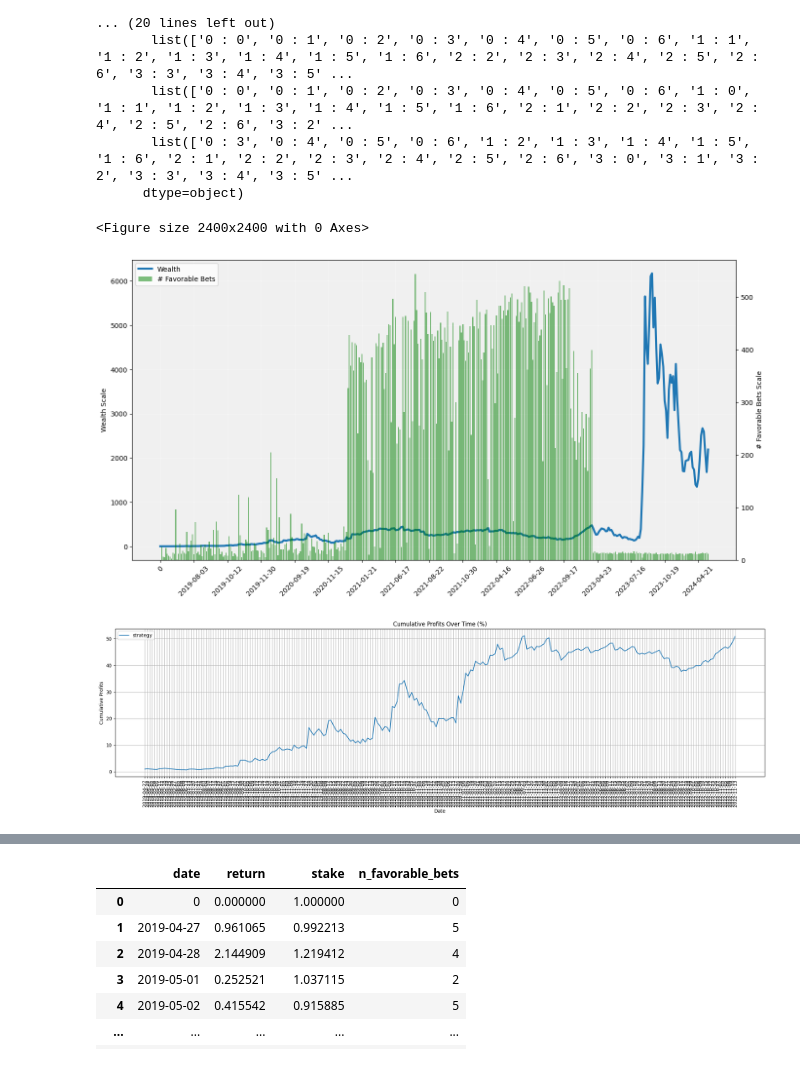
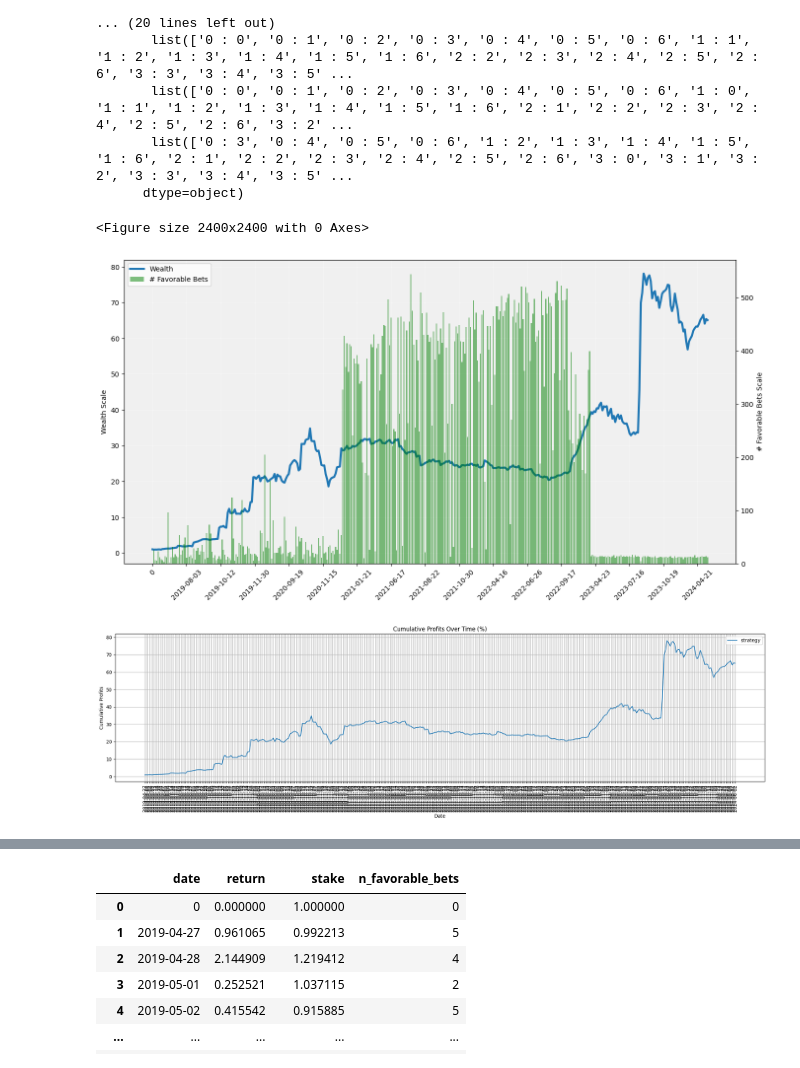
Before and after one commit to MarcosAugusto47/soccer-betting-strategy, a Jupyter notebook: notebook_EDA.ipynb, the cells around one changed output, grey strips where cells are left out. Cells and saved outputs as stored; diff of their text form; code cells hidden in the pictures.

```diff
--- a/notebook_EDA.ipynb
+++ b/notebook_EDA.ipynb
@@ -346,7 +346,7 @@ array([list(['0 : 1', '0 : 2', '0 : 3', '0 : 4', '0 : 5', '0 : 6', '1 : 0', '1 :
        list(['0 : 3', '0 : 4', '0 : 5', '0 : 6', '1 : 2', '1 : 3', '1 : 4', '1 : 5', '1 : 6', '2 : 1', '2 : 2', '2 : 3', '2 : 4', '2 : 5', '2 : 6', '3 : 0', '3 : 1', '3 : 2', '3 : 3', '3 : 4', '3 : 5' ...
       dtype=object)
 # %%
-df = pd.read_csv("artefacts/20240613233738/result_plot.csv")
+df = pd.read_csv("artefacts/20240620142705/result_plot.csv")
 
 
 import matplotlib.pyplot as plt
@@ -373,40 +373,40 @@ ax1.set_facecolor('#f0f0f0')
 line1, = ax1.plot(df.date, df.stake, label='Wealth', linewidth=3)
 ax1.set_ylabel('Wealth Scale')
 ax1.tick_params(axis='y')
 
 # Manually setting x-ticks
 # Assuming you want to set ticks at every nth point for clarity, with n determined by your data size
 n = max(1, len(df) // 16)  # Adjust n as necessary based on your data size
 selected_ticks = df['date'][::n]  # Select every nth date for ticks
 ax1.set_xticks(selected_ticks)
 ax1.set_xticklabels(selected_ticks, rotation=45)  # Rotate labels to prevent overlap
 
 # Setting a simple white grid aligned with the primary y-axis
 ax1.grid(True, color='white', linestyle='-', linewidth=0.5, alpha=0.7)  # White grid lines
 
 # Create a secondary y-axis for the second line plot
 ax2 = ax1.twinx()
 bars = ax2.bar(df.date, df.n_favorable_bets, color='g', label='# Favorable Bets', width=.8, alpha=0.5)  # White bars with some transparency
 ax2.set_ylabel('# Favorable Bets Scale')
 ax2.tick_params(axis='y')
 
 # Add legends and title
 #plt.title('Dual Y-Axis Line Plots with String Dates')
 lines = [line1, bars]
 labels = [l.get_label() for l in lines]
 plt.legend(lines, labels, loc='upper left')
 
 # Show the plot
 plt.show()
 # %% [output]
 <Figure size 2400x2400 with 0 Axes>
-[figure, old version]
+[figure, new version]
 # %%
 import matplotlib.pyplot as plt
 import pandas as pd
 import numpy as np
 # %%
-df_strategy = pd.read_csv("artefacts/20240607104721/result_plot.csv").iloc[1:]
+df_strategy = pd.read_csv("artefacts/20240620142705/result_plot.csv").iloc[1:]
 #df_strategy.date = pd.to_datetime(df_strategy.date)
 
 plt.figure(figsize=(20, 6))
@@ -433,7 +433,7 @@ plt.grid(True)
 plt.tight_layout()
 plt.show()
 # %% [output]
-[figure, old version]
+[figure, new version]
 # %%
 df_strategy
 # %% [output]
```
Also changed, not shown: parts of 9 cells of this notebook, 3 other files.
